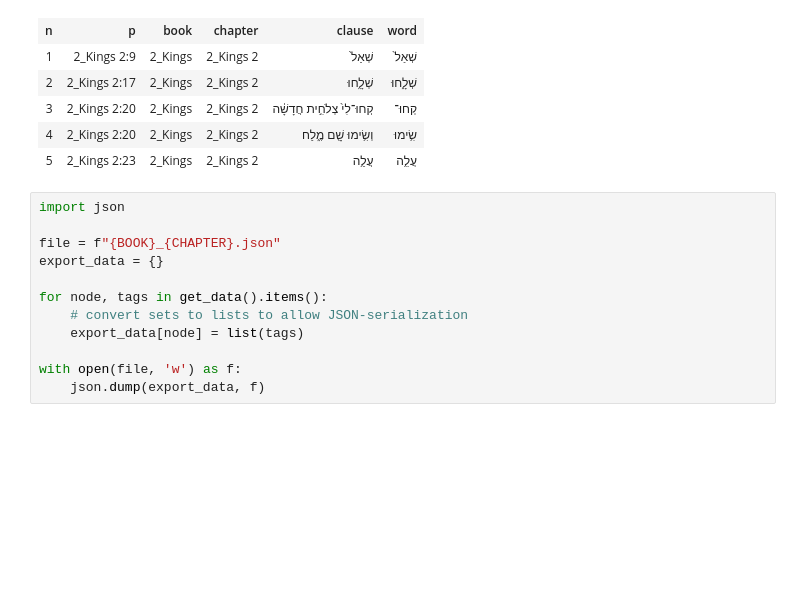
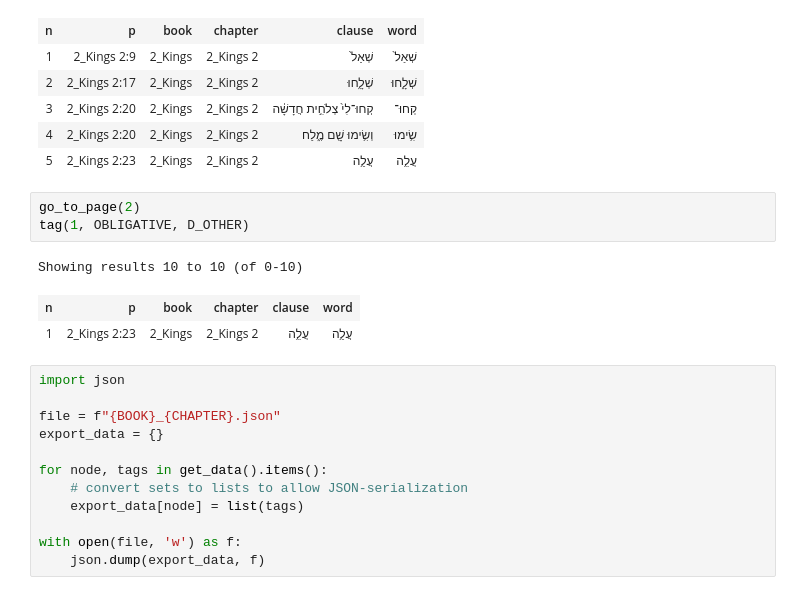
Before and after one commit to dtrlanz/bhsa-kings, a Jupyter notebook: 2-02 yiqtol ipv.ipynb, the cells around one changed output. Saved outputs shown, nothing was run; the diff lists cells and outputs as text; blank space fills up the shorter version.

```diff
--- a/2-02 yiqtol ipv.ipynb
+++ b/2-02 yiqtol ipv.ipynb
@@ -196,6 +196,13 @@ Showing results 5 to 9 (of 0-10)
 | 3 | 2_Kings 2:20 | 2_Kings | 2_Kings 2 | קְחוּ־לִי֙ צְלֹחִ֣ית חֲדָשָׁ֔ה | קְחוּ־ |
 | 4 | 2_Kings 2:20 | 2_Kings | 2_Kings 2 | וְשִׂ֥ימוּ שָׁ֖ם מֶ֑לַח | שִׂ֥ימוּ |
 | 5 | 2_Kings 2:23 | 2_Kings | 2_Kings 2 | עֲלֵ֥ה | עֲלֵ֥ה |
+# %%
+go_to_page(2)
+tag(1, OBLIGATIVE, D_OTHER)
+# %% [output]
+Showing results 10 to 10 (of 0-10)
+| n | p | book | chapter | clause | word |
+| 1 | 2_Kings 2:23 | 2_Kings | 2_Kings 2 | עֲלֵ֥ה | עֲלֵ֥ה |
 # %%
 import json
 
```
Also changed, not shown: parts of 2 cells of this notebook, 7 other files.
